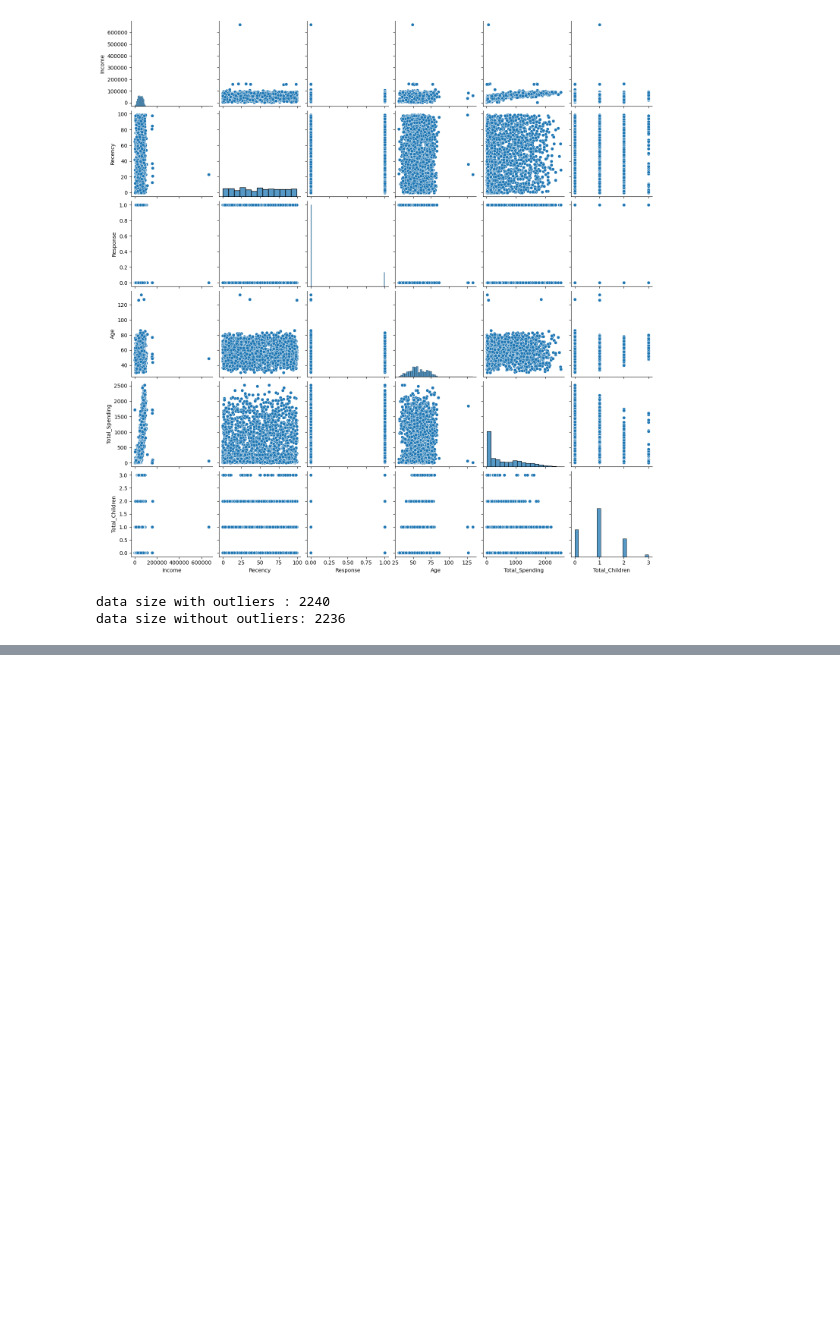
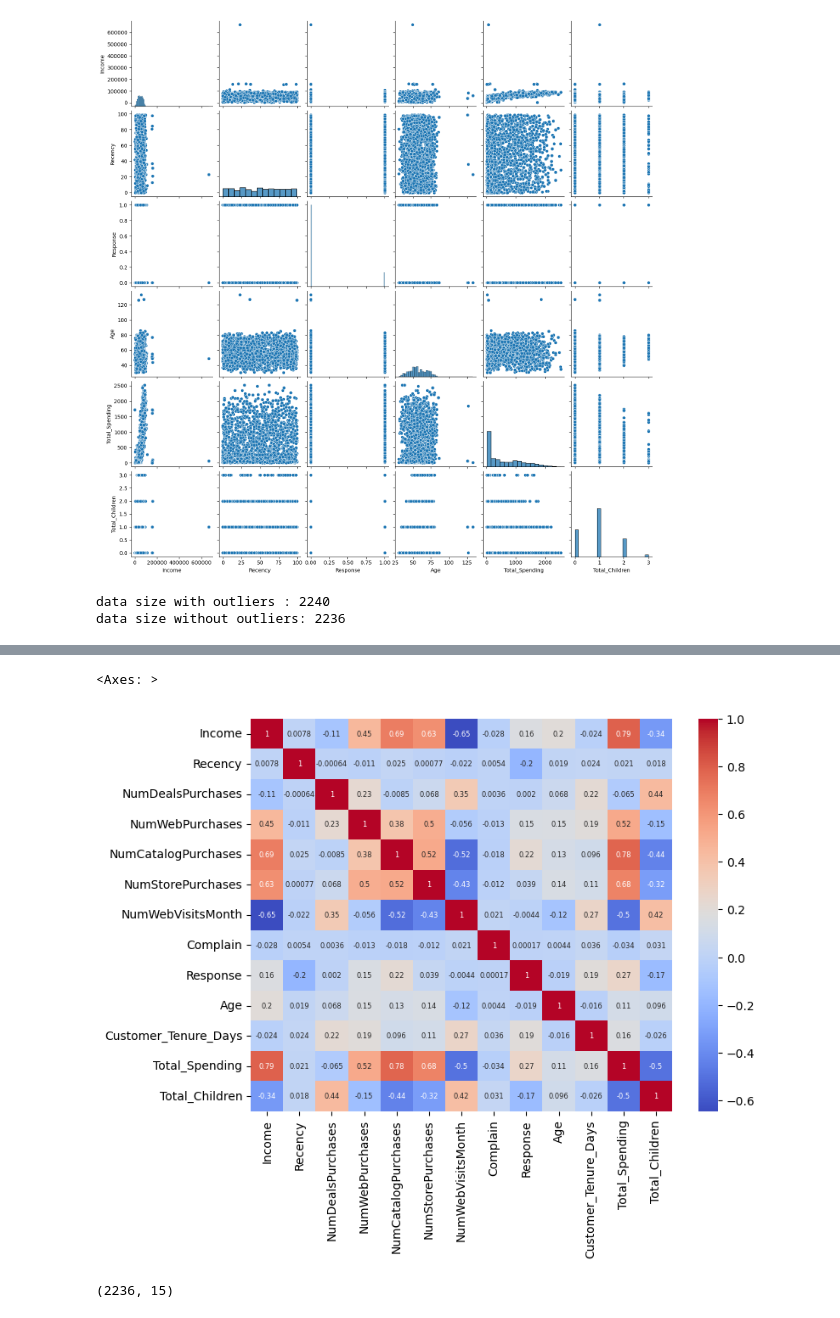
Before and after one commit to yashvardhan-bit/AI-ML, a Jupyter notebook: Machine Learning/minor project/SmartCart Project/smartcart.ipynb, the cells around one changed output, grey strips where cells are left out. Cells and saved outputs as stored; diff of their text form; code cells hidden in the pictures; blank space fills up the shorter version.

```diff
--- a/Machine Learning/minor project/SmartCart Project/smartcart.ipynb
+++ b/Machine Learning/minor project/SmartCart Project/smartcart.ipynb
@@ -115,7 +115,7 @@ df["Dt_Customer"] = pd.to_datetime(df["Dt_Customer"],dayfirst=True)
 
 reference_date = df["Dt_Customer"].max()
 # %%
-df["Customer_Tenure_Days"]=reference_date-df["Dt_Customer"]
+df["Customer_Tenure_Days"]=(reference_date-df["Dt_Customer"]).dt.days
 # %%
 df.head()
 # %% [output]
@@ -228,0 +231,2 @@ data size without outliers: 2236
+# %%
+corr = df_cleaned.corr(numeric_only=True)
@@ -228,0 +250,15 @@ data size without outliers: 2236
+# %%
+plt.figure(figsize=(8,6))
+sns.heatmap(
+    corr,
+    annot=True,
+    annot_kws={"size":6}, # size of annotation
+    cmap="coolwarm"
+)
+# %% [output]
+<Axes: >
+[figure, added]
+# %%
+df_cleaned.shape
+# %% [output]
+(2236, 15)
```
Also changed, not shown: parts of 31 cells of this notebook, 1 other file.
